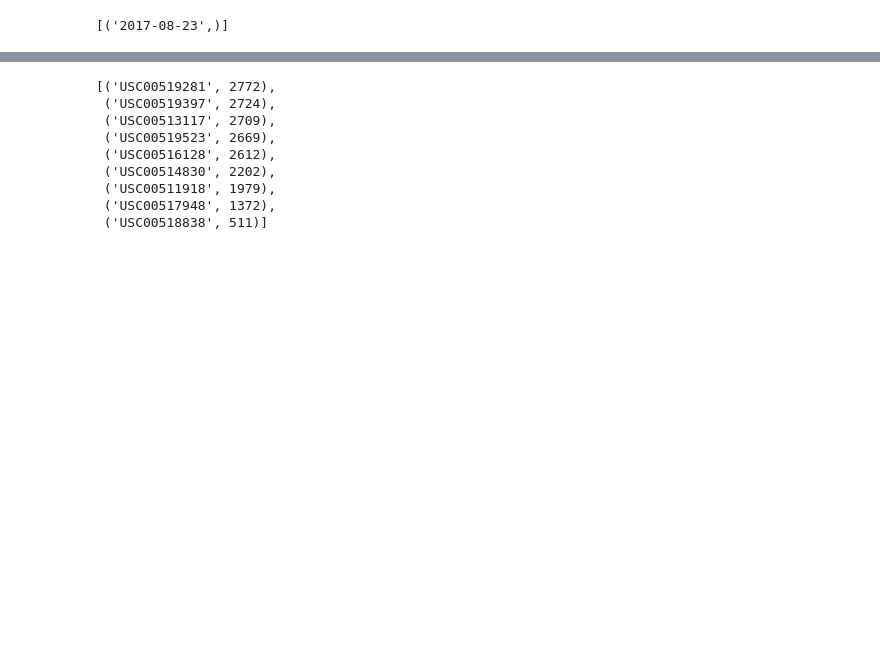
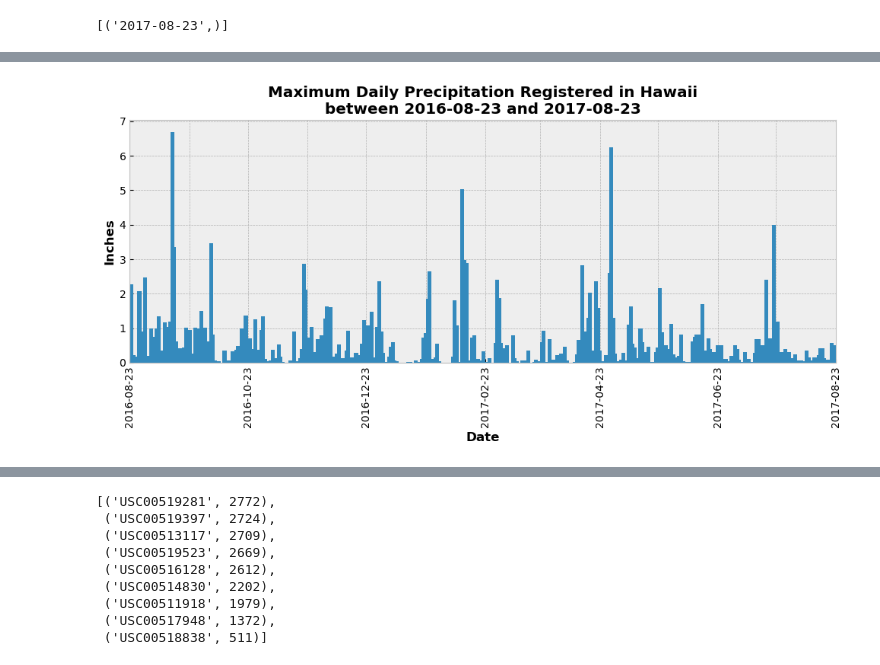
Before and after one commit to tsbarr/sqlalchemy-challenge, a Jupyter notebook: SurfsUp/climate_starter.ipynb, the cells around one changed output, grey strips where cells are left out. Drawn from its saved outputs; the diff is of its cells as text; code cells hidden in the pictures; blank space fills up the shorter version.

```diff
--- a/SurfsUp/climate_starter.ipynb
+++ b/SurfsUp/climate_starter.ipynb
@@ -103,7 +113,7 @@ most_recent_date
 # %% [output]
 [('2017-08-23',)]
 # %%
-# Get only date string
-most_recent_date = most_recent_date[0][0]
+# Convert most recent date to a date object
+most_recent_date = pd.to_datetime(most_recent_date[0][0]).date()
 most_recent_date
 # %% [output]
@@ -135,2 +190,43 @@ Text(0, 0.5, 'Inches')
+# %%
+# Use Pandas Plotting with Matplotlib to plot the data
+fig, ax = plt.subplots(figsize=(10, 5))
+
+# Find max precipitation per date
+df = (precipitation_df
+    .groupby('Date', as_index=False)
+    .max()
+)
+
+# Plot date and max precipitation
+ax.bar(df['Date'], df['Precipitation'], width=2)
+# Set x limits to desired dates
+ax.set_xlim((lower_limit_date, most_recent_date))
+# Rotate x ticks
+plt.xticks(df['Date'], rotation=90)
+
+# Set x axis format based on dates
+# https://matplotlib.org/stable/api/dates_api.html#matplotlib.dates.MonthLocator
+ax.xaxis.set_major_locator(mdates.MonthLocator(bymonthday=23, interval=2))
+ax.xaxis.set_minor_locator(mdates.MonthLocator(bymonthday=23))
+# https://stackoverflow.com/a/64920221
+ax.xaxis.set_major_formatter(mdates.DateFormatter('%Y-%m-%d'))
+
+# Format x and y labels and title
+bold_font = {'weight': 700}
+ax.set_xlabel('Date', fontdict=bold_font)
+ax.set_ylabel('Inches', fontdict=bold_font)
+ax.set_title(
+    f'Maximum Daily Precipitation Registered in Hawaii\nbetween {lower_limit_date} and {most_recent_date}',
+    fontdict=bold_font
+)
+
+# Add grid behind
+ax.grid(True, 'both', 'x')
+ax.set_axisbelow(True)
+
+fig.tight_layout()
+plt.show()
+# %% [output]
+[figure, added]
 # %%
 # Use Pandas to calculate the summary statistics for the precipitation data
```
Also changed, not shown: parts of 25 cells of this notebook, 1 other file.
